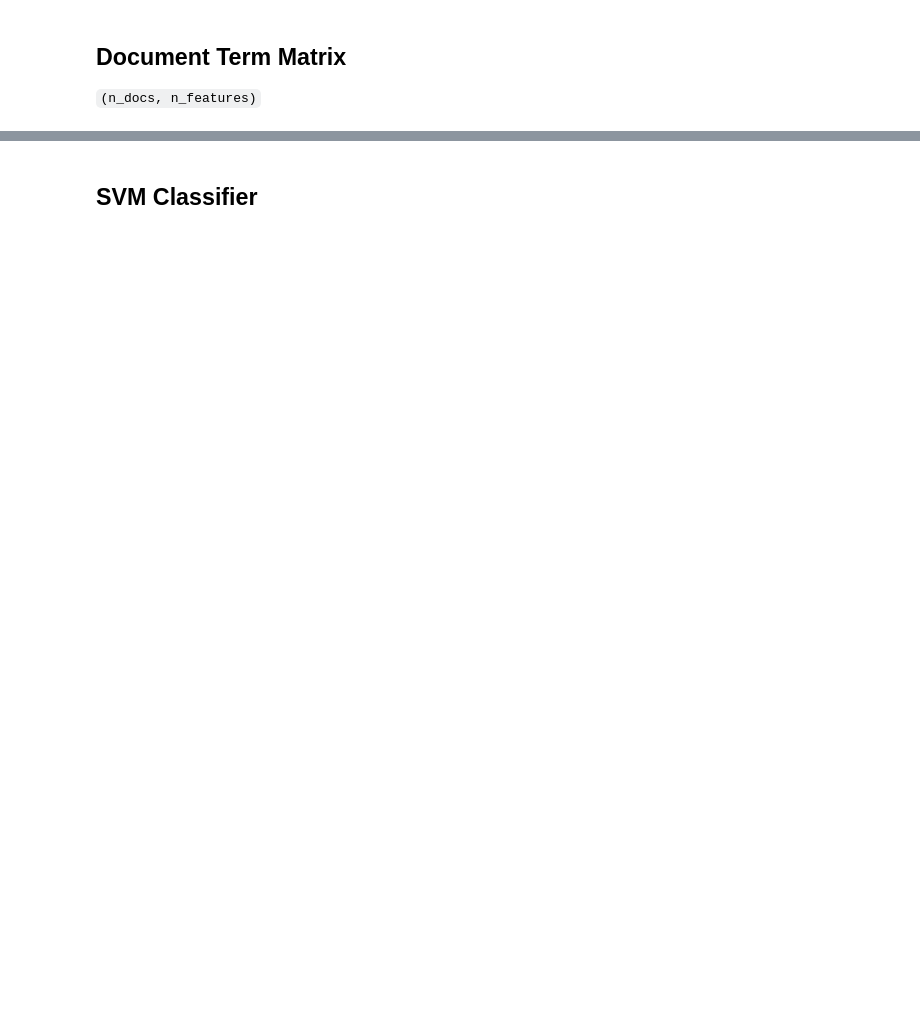
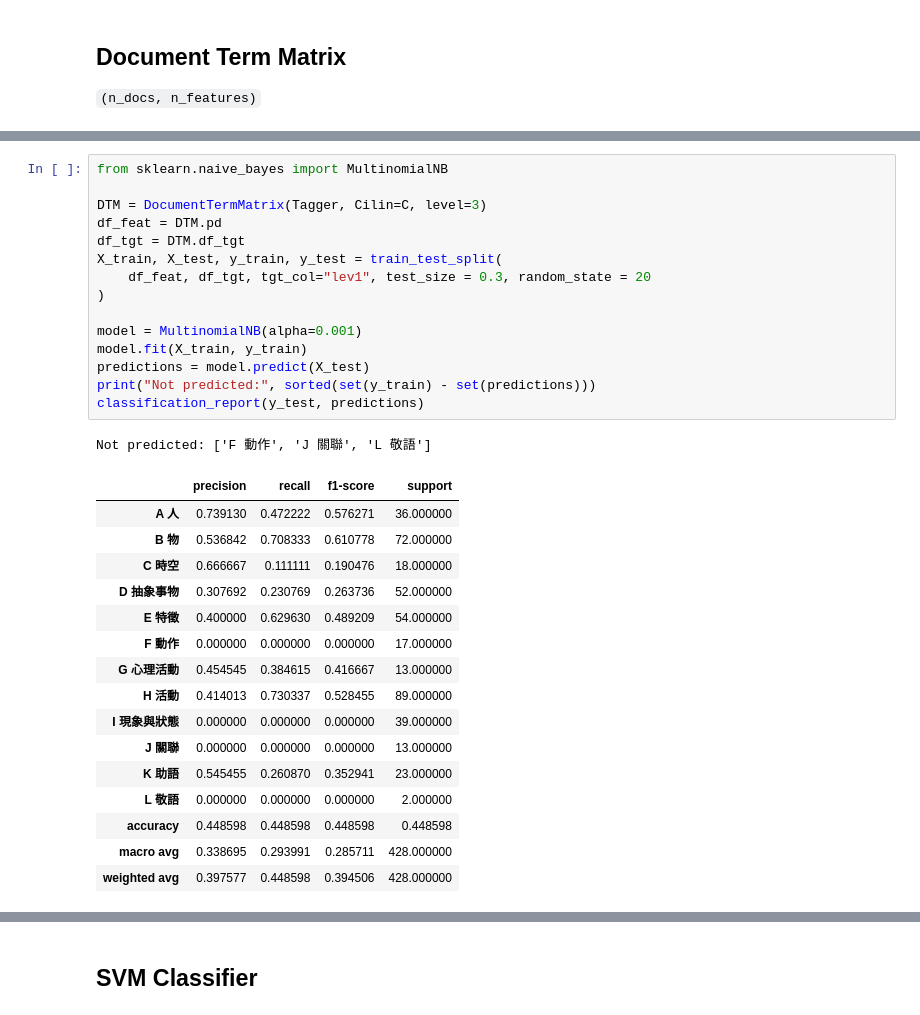
Before and after one commit to liao961120/cilin, a Jupyter notebook: etc/classification.ipynb, the cells around one changed output, grey strips where cells are left out. Drawn from its saved outputs; the diff is of its cells as text; blank space fills up the shorter version.

```diff
--- a/etc/classification.ipynb
+++ b/etc/classification.ipynb
@@ -112,0 +191,33 @@ Counter({'Hi': 214, 'Hj': 210, 'Ed': 173, 'Ee': 131, 'Fa': 122, 'Bp': 110, 'Eb':
+# %%
+from sklearn.naive_bayes import MultinomialNB
+
+DTM = DocumentTermMatrix(Tagger, Cilin=C, level=3)
+df_feat = DTM.pd
+df_tgt = DTM.df_tgt
+X_train, X_test, y_train, y_test = train_test_split(
+    df_feat, df_tgt, tgt_col="lev1", test_size = 0.3, random_state = 20
+)
+
+model = MultinomialNB(alpha=0.001)
+model.fit(X_train, y_train)
+predictions = model.predict(X_test)
+print("Not predicted:", sorted(set(y_train) - set(predictions)))
+classification_report(y_test, predictions)
+# %% [output]
+Not predicted: ['F 動作', 'J 關聯', 'L 敬語']
+|  | precision | recall | f1-score | support |
+| A 人 | 0.739130 | 0.472222 | 0.576271 | 36.000000 |
+| B 物 | 0.536842 | 0.708333 | 0.610778 | 72.000000 |
+| C 時空 | 0.666667 | 0.111111 | 0.190476 | 18.000000 |
+| D 抽象事物 | 0.307692 | 0.230769 | 0.263736 | 52.000000 |
+| E 特徵 | 0.400000 | 0.629630 | 0.489209 | 54.000000 |
+| F 動作 | 0.000000 | 0.000000 | 0.000000 | 17.000000 |
+| G 心理活動 | 0.454545 | 0.384615 | 0.416667 | 13.000000 |
+| H 活動 | 0.414013 | 0.730337 | 0.528455 | 89.000000 |
+| I 現象與狀態 | 0.000000 | 0.000000 | 0.000000 | 39.000000 |
+| J 關聯 | 0.000000 | 0.000000 | 0.000000 | 13.000000 |
+| K 助語 | 0.545455 | 0.260870 | 0.352941 | 23.000000 |
+| L 敬語 | 0.000000 | 0.000000 | 0.000000 | 2.000000 |
+| accuracy | 0.448598 | 0.448598 | 0.448598 | 0.448598 |
+| macro avg | 0.338695 | 0.293991 | 0.285711 | 428.000000 |
+| weighted avg | 0.397577 | 0.448598 | 0.394506 | 428.000000 |
```
Also changed, not shown: parts of 14 cells of this notebook, 1 other file.
